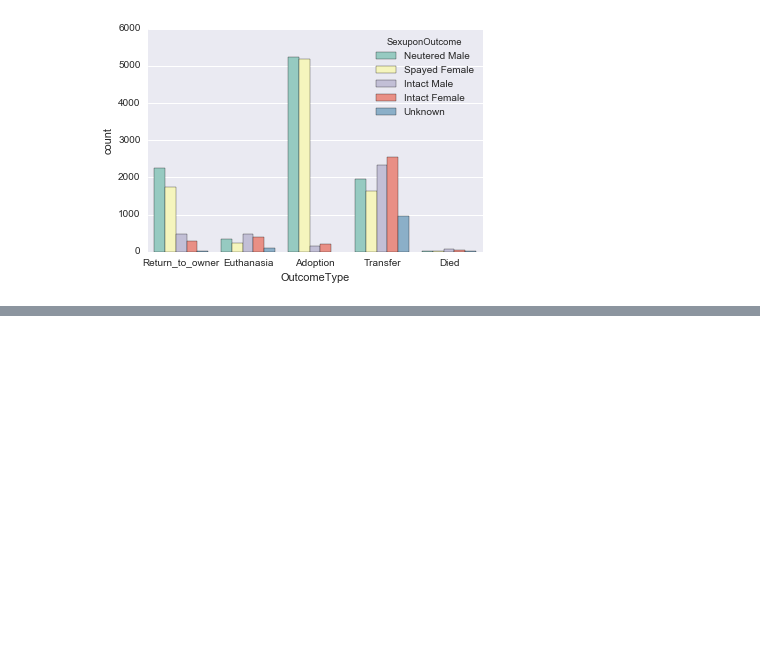
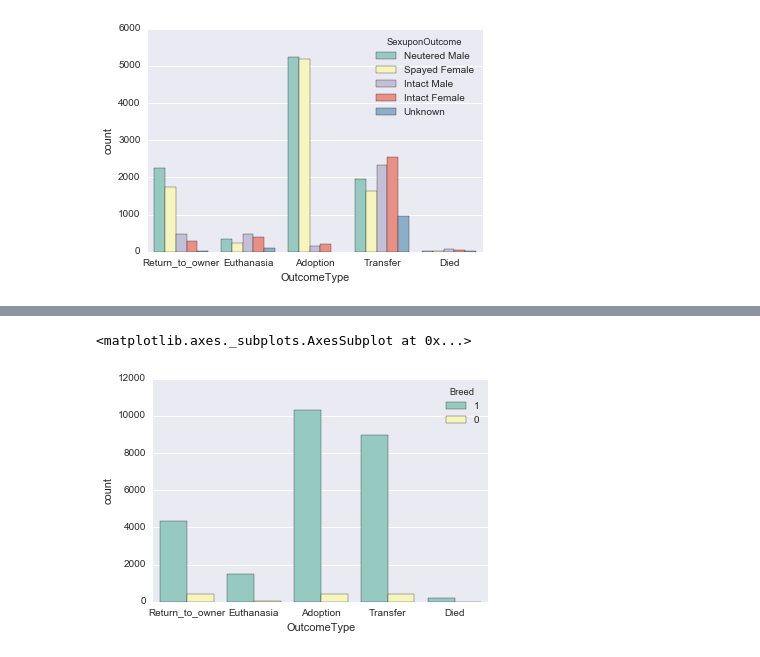
Before and after one commit to Katy-katy/Shelter-Animal-Outcomes-Machine-Learning-Python, a Jupyter notebook: shelter.ipynb, the cells around one changed output, grey strips where cells are left out. Drawn from its saved outputs; the diff is of its cells as text; code cells hidden in the pictures; blank space fills up the shorter version.

```diff
--- a/shelter.ipynb
+++ b/shelter.ipynb
@@ -66,0 +71,19 @@ df.head()
+# %%
+def age_as_float(x):
+    x = str(x)
+    x_list = x.split(" ")
+    if len(x_list)==2:
+        if x_list[1] =='year': return 1.0
+        elif x_list[1] =='years': return float(x_list[0])
+        elif x_list[1] =='month': return float(x_list[0])/12
+        elif x_list[1] =='months': return float(x_list[0])/12
+        elif x_list[1] =='week': return float(x_list[0])
+        elif x_list[1] =='weeks': return float(x_list[0])/54
+        elif x_list[1] =='days': return float(x_list[0])/365
+        else: return 0
+    else:return 0
+
+data['AgeuponOutcome'] = data.AgeuponOutcome.apply(age_as_float)
+#now we have 0 age for the animals with undefined age. Let's replace 0 by mean age:
+data.loc[data['AgeuponOutcome']== 0, "AgeuponOutcome"] = data['AgeuponOutcome'].median()
+data.head()
@@ -66,0 +125,7 @@ df.head()
+# %%
+def mix(x):
+    x = str(x)
+    if x.find('Mix')> -1 or x.find('mix')> -1 or x.find("/") > -1: return "Mix"
+    else: return x
+data['Breed'] = data.Breed.apply(mix)
+print(len(data["Breed"].unique()))
@@ -66,0 +134,7 @@ df.head()
+# %%
+#140 is too much!
+#let's Mis breed will be 1 and pure breeds will be 0
+data.loc[data["Breed"]== "Mix", "Breed"] = 1
+print(data["Breed"].unique())
+data.loc[data["Breed"]!= 1, "Breed"] = 0
+print(data["Breed"].unique())
@@ -66,0 +159,5 @@ df.head()
+# %%
+sns.countplot(data=data, x='OutcomeType',hue='Breed', palette="Set3")
+# %% [output]
+<matplotlib.axes._subplots.AxesSubplot at 0x...>
+[figure, added]
```
Also changed, not shown: parts of 45 cells of this notebook.
